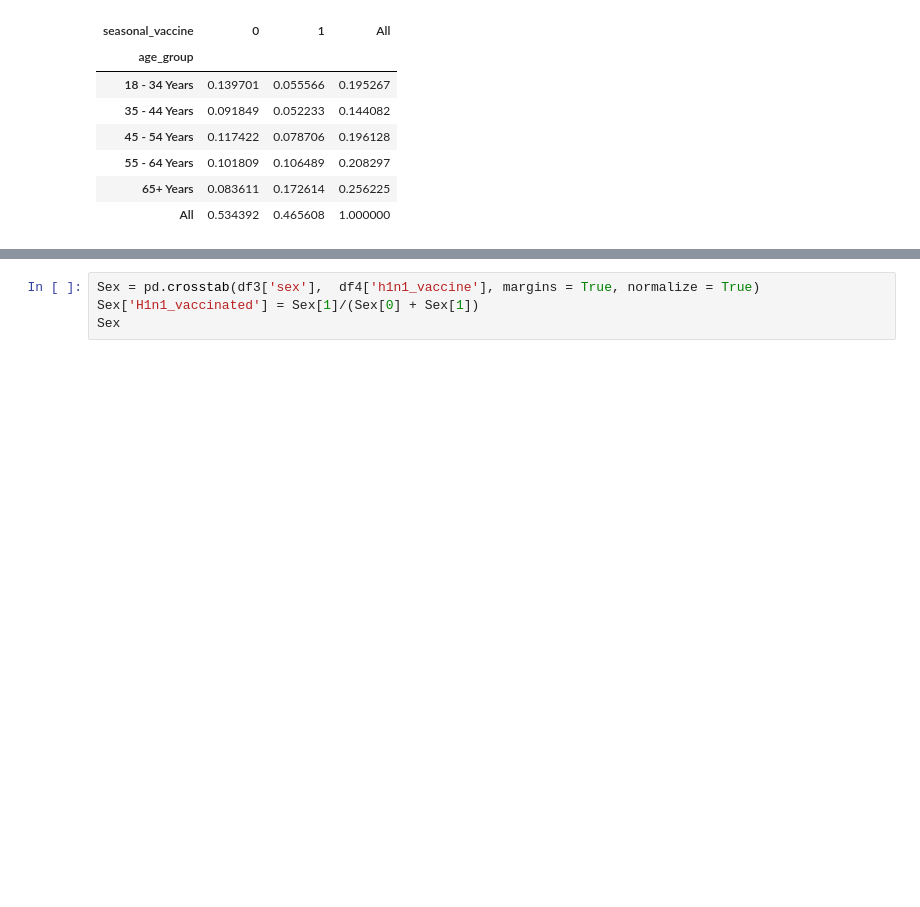
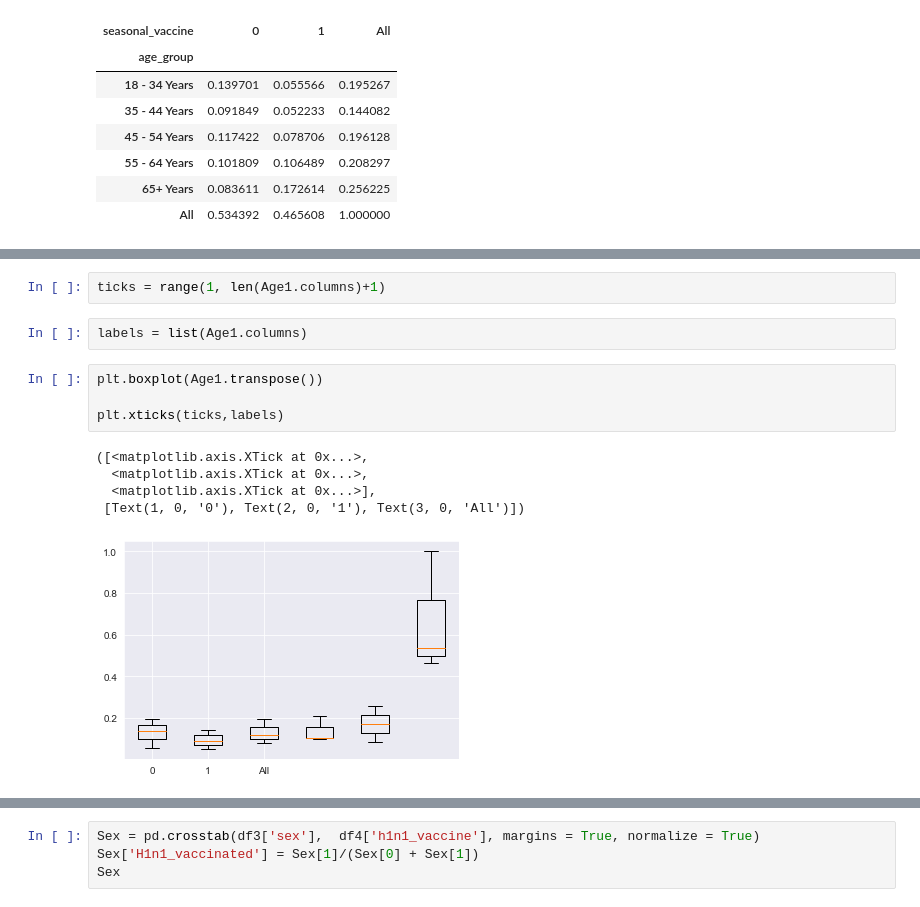
Before and after one commit to moscatena/Seasonal-Flu-Vaccine-Prediction, a Jupyter notebook: Untitled.ipynb, the cells around one changed output, grey strips where cells are left out. Drawn from its saved outputs; the diff is of its cells as text; blank space fills up the shorter version.

```diff
--- a/Untitled.ipynb
+++ b/Untitled.ipynb
@@ -240,0 +290,14 @@ Age1
+# %%
+ticks = range(1, len(Age1.columns)+1)
+# %%
+labels = list(Age1.columns)
+# %%
+plt.boxplot(Age1.transpose())
+
+plt.xticks(ticks,labels)
+# %% [output]
+([<matplotlib.axis.XTick at 0x...>,
+  <matplotlib.axis.XTick at 0x...>,
+  <matplotlib.axis.XTick at 0x...>],
+ [Text(1, 0, '0'), Text(2, 0, '1'), Text(3, 0, 'All')])
+[figure, added]
```
Also changed, not shown: parts of 8 cells of this notebook, 1 other file.
